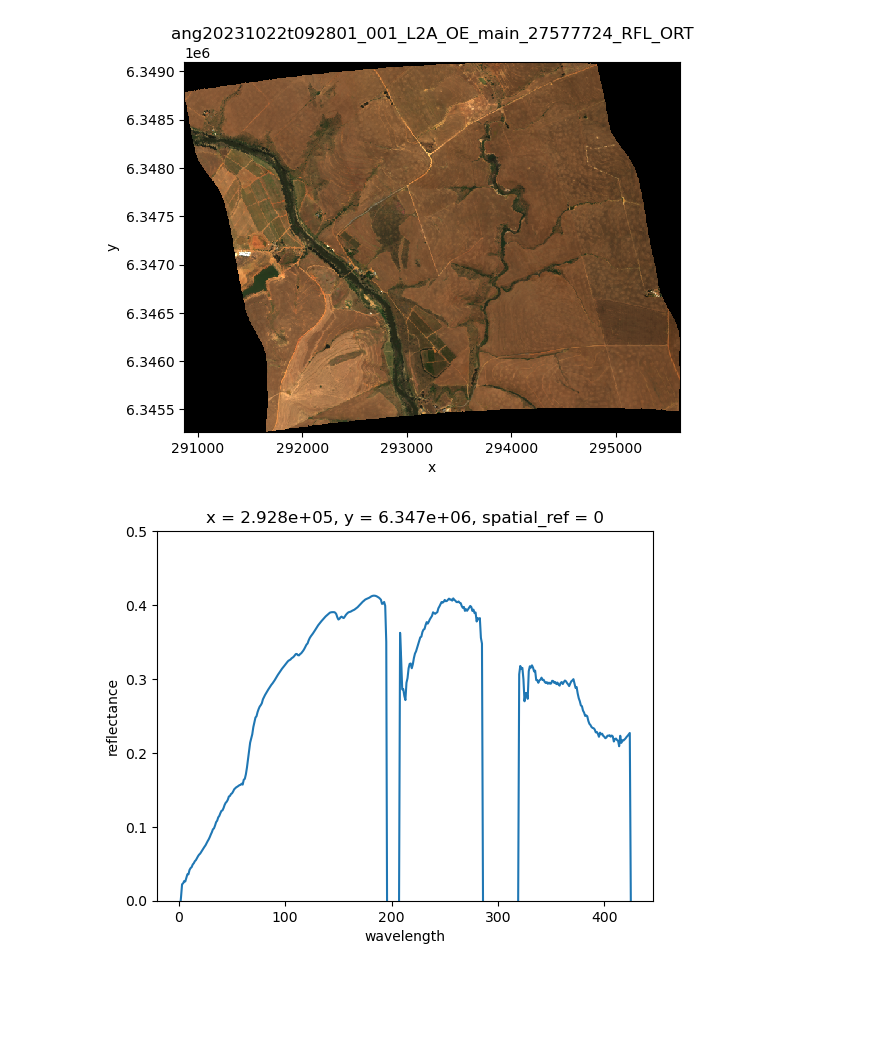
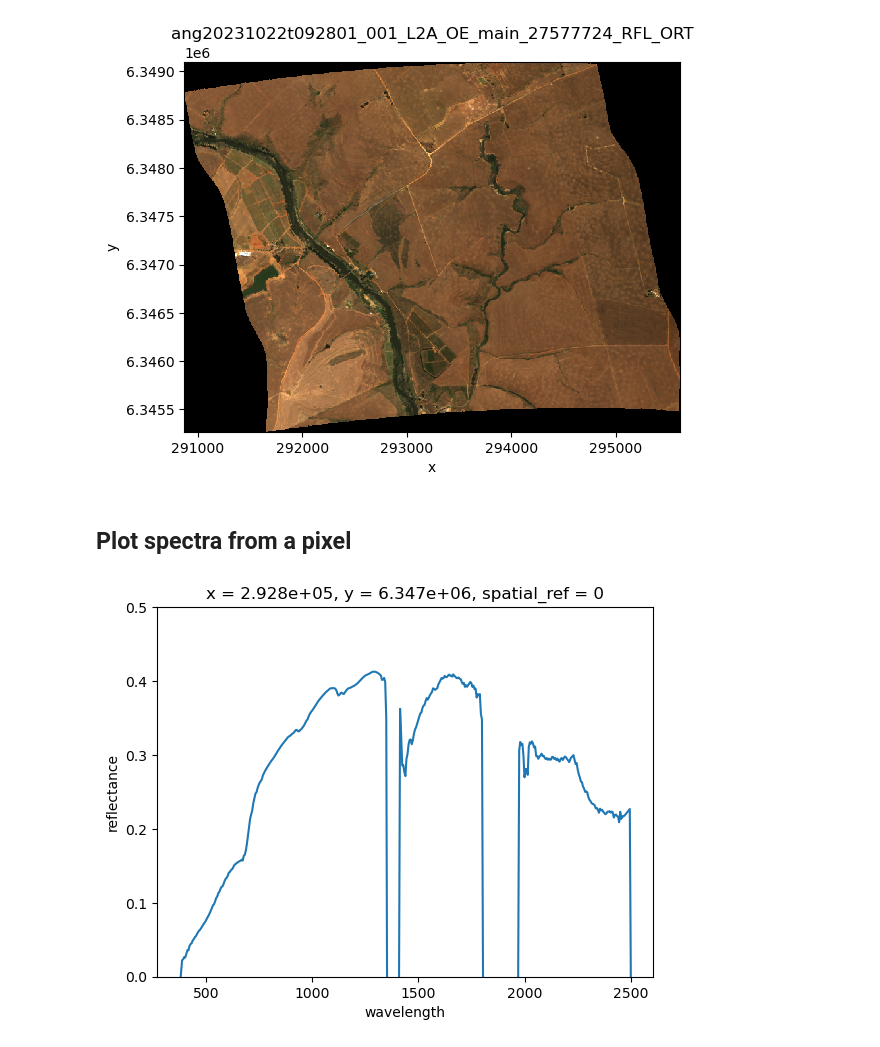
Before and after one commit to rupesh2/bioscape, a Jupyter notebook: read_files/read_ang.ipynb, the cells around one changed output. Cells and saved outputs as stored; diff of their text form; code cells hidden in the pictures; blank space fills up the shorter version.

```diff
--- a/read_files/read_ang.ipynb
+++ b/read_files/read_ang.ipynb
@@ -99,11 +98,11 @@ plt.title(path.basename(ang20231022t092801_001_rfl))
 plt.show()
 # %% [output]
 [figure]
+# %% [markdown]
+## Plot spectra from a pixel
 # %%
-# plot spectra from a pixel
-avirisng.isel(y=300, x=300).plot.line(ylim=(0,.5))
-plt.xlabel("wavelength")
+avirisng.isel(y=300, x=300).plot.line(ylim=(0,.5), x="wavelength")
 plt.ylabel("reflectance")
 plt.show()
 # %% [output]
-[figure, old version]
+[figure, new version]
```
Also changed, not shown: parts of 12 cells of this notebook, 4 other files.
